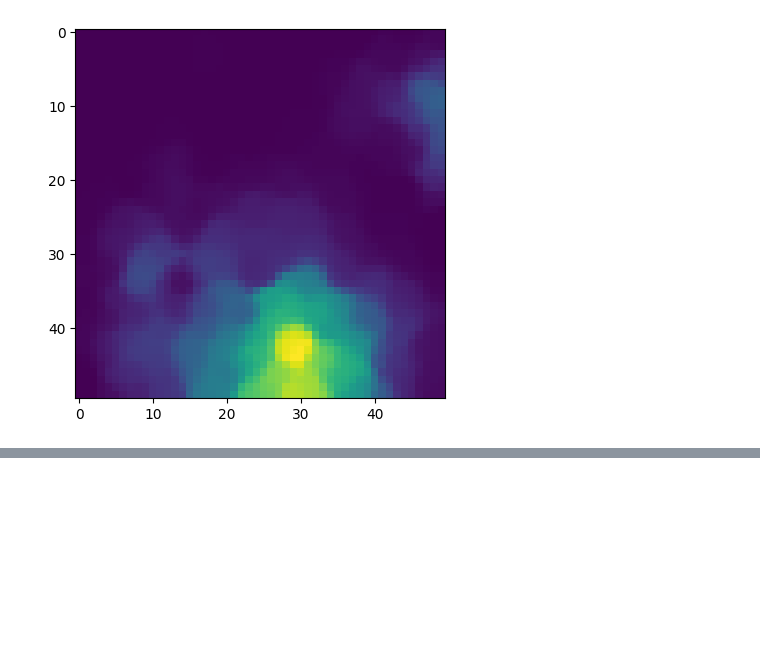
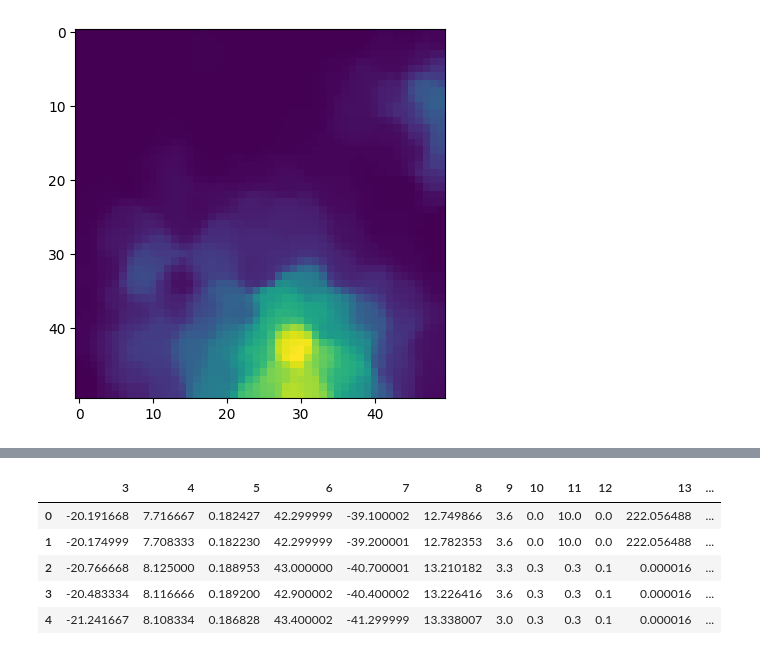
Before and after one commit to dadavie/planetary_garden, a Jupyter notebook: notebooks/Notebook_DavidSchildberger_Model.ipynb, the cells around one changed output, grey strips where cells are left out. Saved outputs shown, nothing was run; the diff lists cells and outputs as text; code cells hidden in the pictures; blank space fills up the shorter version.

```diff
--- a/notebooks/Notebook_DavidSchildberger_Model.ipynb
+++ b/notebooks/Notebook_DavidSchildberger_Model.ipynb
@@ -105,0 +168,9 @@ plt.show()
+# %%
+sel_data.head()
+# %% [output]
+|  | 3 | 4 | 5 | 6 | 7 | 8 | 9 | 10 | 11 | 12 | 13 | ... |
+| 0 | -20.191668 | 7.716667 | 0.182427 | 42.299999 | -39.100002 | 12.749866 | 3.6 | 0.0 | 10.0 | 0.0 | 222.056488 | ... |
+| 1 | -20.174999 | 7.708333 | 0.182230 | 42.299999 | -39.200001 | 12.782353 | 3.6 | 0.0 | 10.0 | 0.0 | 222.056488 | ... |
+| 2 | -20.766668 | 8.125000 | 0.188953 | 43.000000 | -40.700001 | 13.210182 | 3.3 | 0.3 | 0.3 | 0.1 | 0.000016 | ... |
+| 3 | -20.483334 | 8.116666 | 0.189200 | 42.900002 | -40.400002 | 13.226416 | 3.6 | 0.3 | 0.3 | 0.1 | 0.000016 | ... |
+| 4 | -21.241667 | 8.108334 | 0.186828 | 43.400002 | -41.299999 | 13.338007 | 3.0 | 0.3 | 0.3 | 0.1 | 0.000016 | ... |
```
Also changed, not shown: parts of 18 cells of this notebook.
